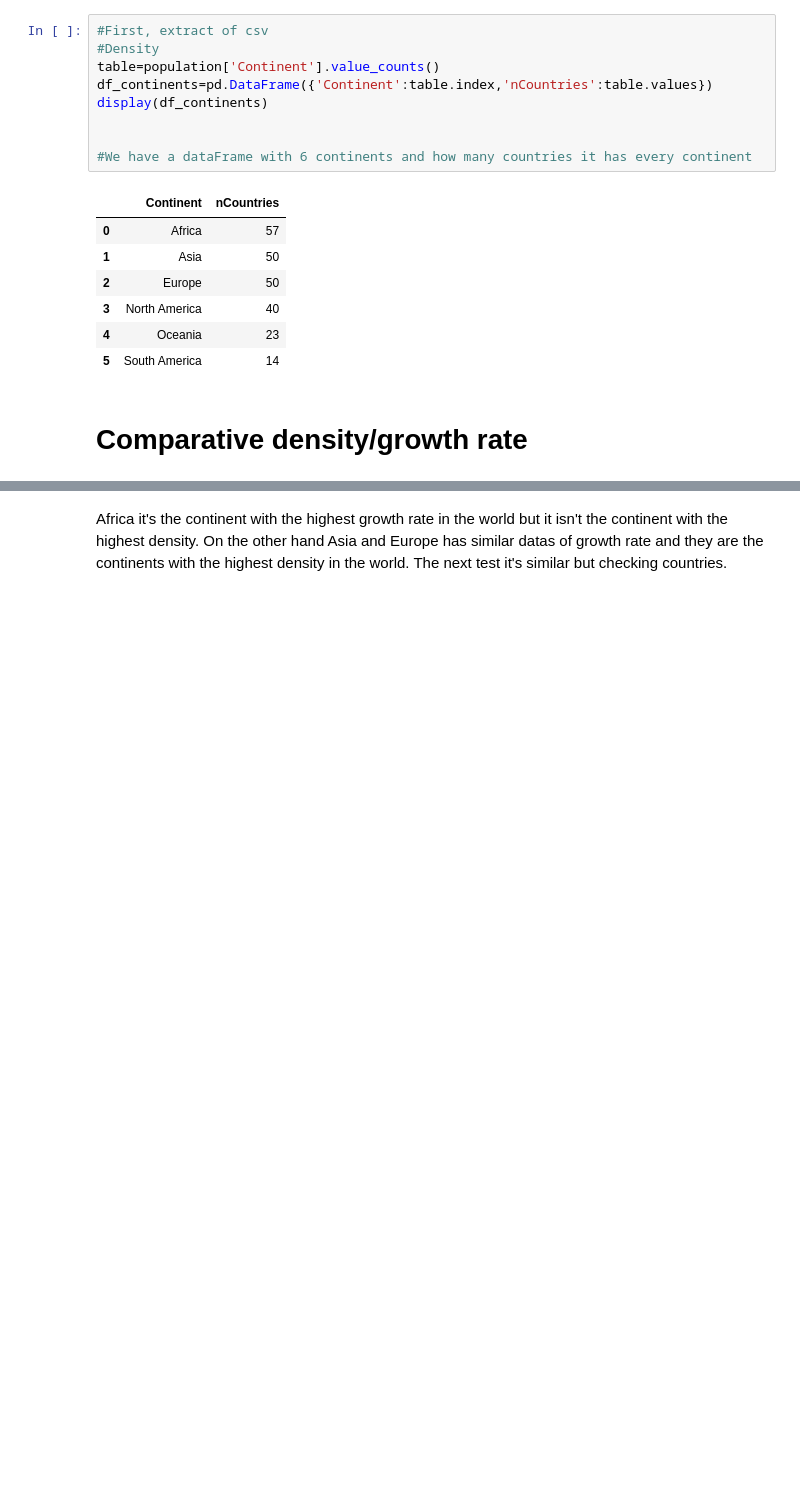
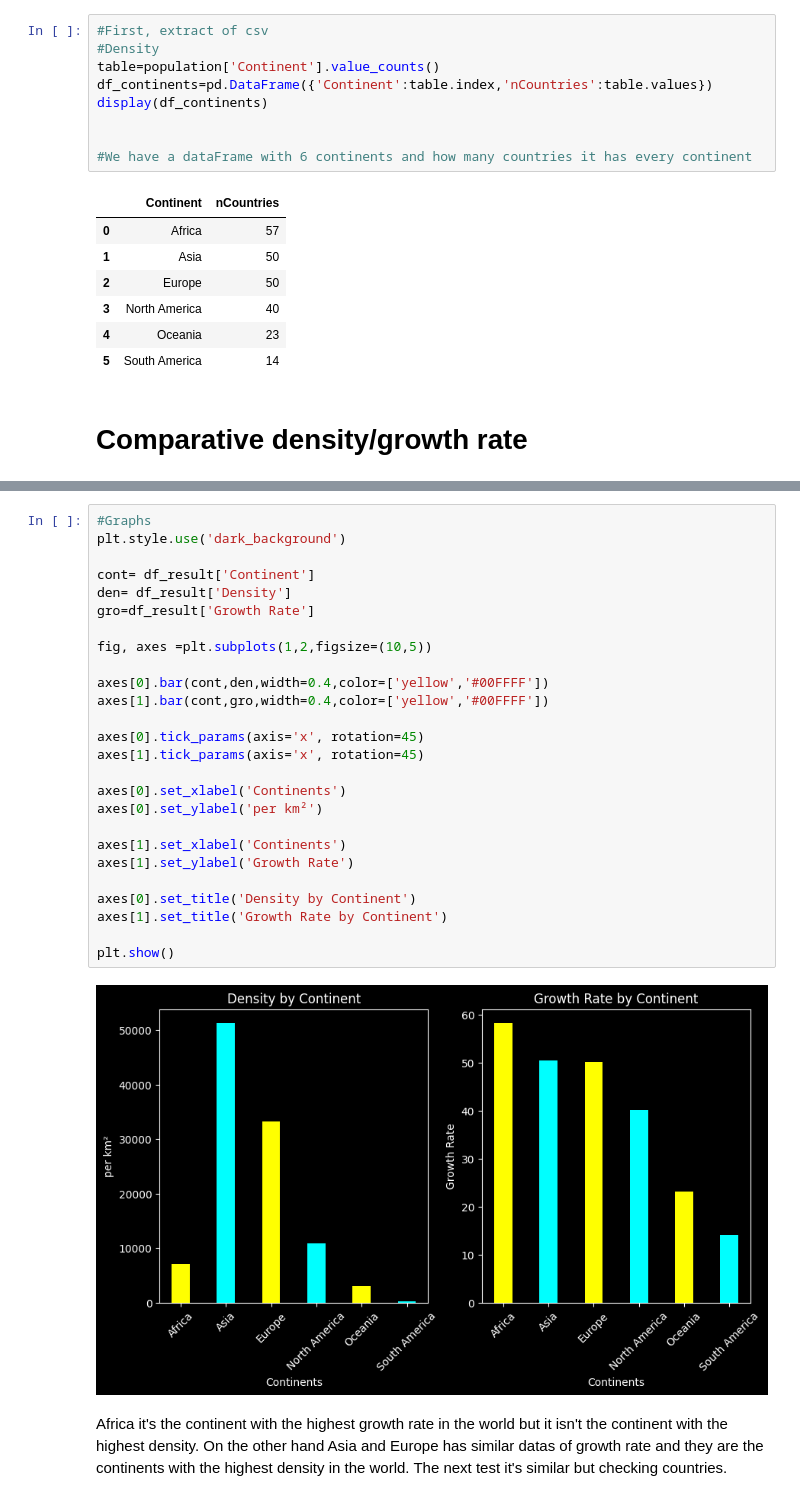
Before and after one commit to PablomxH/Population-Data-Analysis-Using-Python, a Jupyter notebook: analysis.ipynb, the cells around one changed output, grey strips where cells are left out. Saved outputs shown, nothing was run; the diff lists cells and outputs as text; blank space fills up the shorter version.

```diff
--- a/analysis.ipynb
+++ b/analysis.ipynb
@@ -150,6 +152,34 @@ Continents by Density
 | 5 | South America | 293.6077 | 14.1114 |
 Earth: Area (km²)    136059156
 dtype: int64
+# %%
+#Graphs
+plt.style.use('dark_background')
+
+cont= df_result['Continent']
+den= df_result['Density']
+gro=df_result['Growth Rate']
+
+fig, axes =plt.subplots(1,2,figsize=(10,5))
+
+axes[0].bar(cont,den,width=0.4,color=['yellow','#00FFFF'])
+axes[1].bar(cont,gro,width=0.4,color=['yellow','#00FFFF'])
+
+axes[0].tick_params(axis='x', rotation=45)
+axes[1].tick_params(axis='x', rotation=45)
+
+axes[0].set_xlabel('Continents')
+axes[0].set_ylabel('per km²')
+
+axes[1].set_xlabel('Continents')
+axes[1].set_ylabel('Growth Rate')
+
+axes[0].set_title('Density by Continent')
+axes[1].set_title('Growth Rate by Continent')
+
+plt.show()
+# %% [output]
+[figure, added]
 # %% [markdown]
 Africa it's the continent with the highest growth rate in the world but it isn't the continent with the highest density.
 On the other hand Asia and Europe has similar datas of growth rate and they are the continents with the highest density in the world.
```
Also changed, not shown: parts of 3 cells of this notebook.
